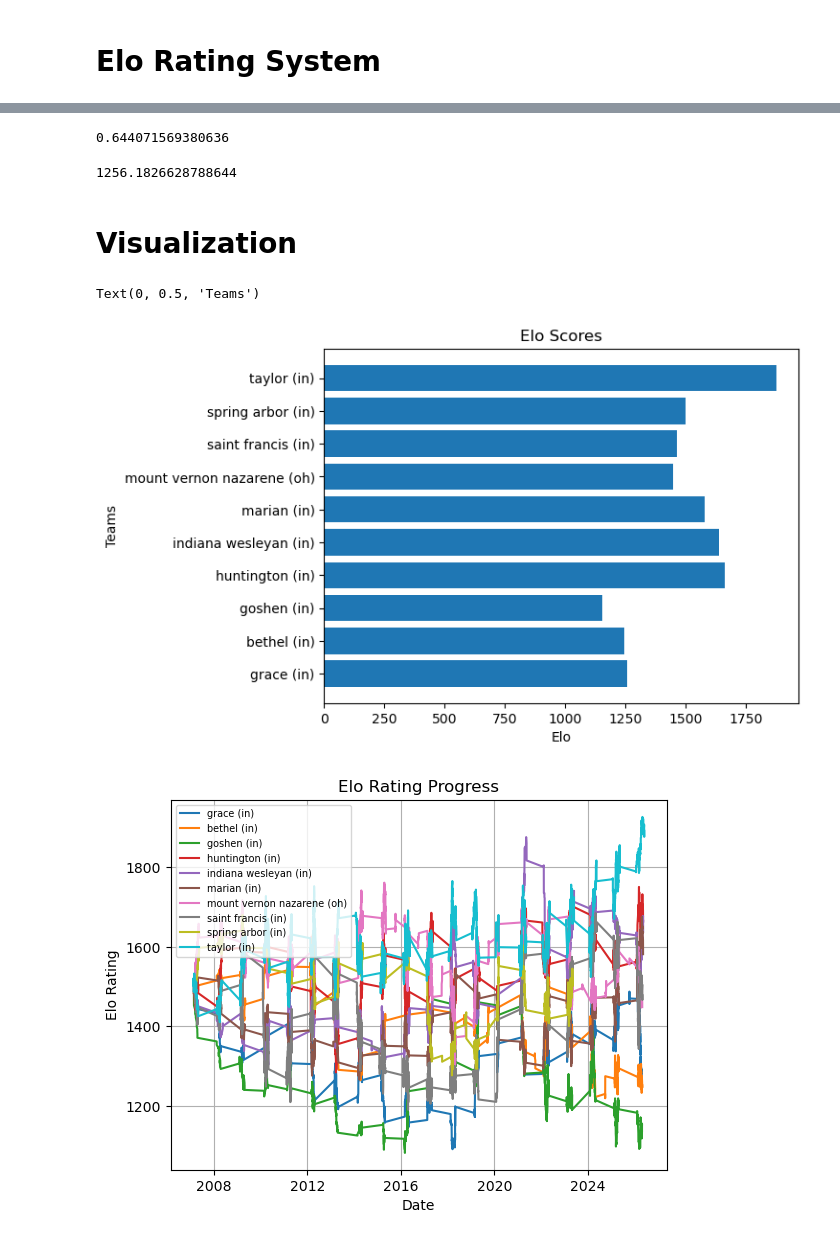
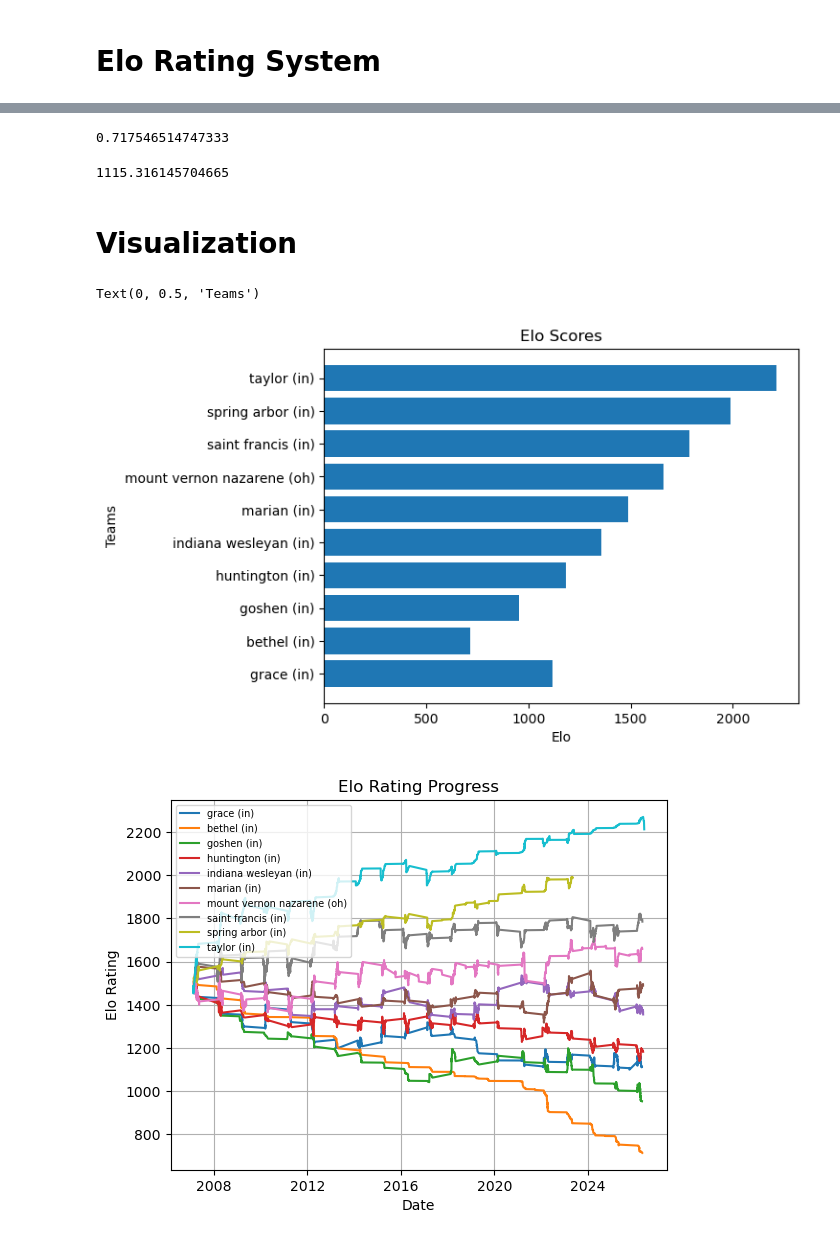
Before and after one commit to angelhb01/Crossroads-Baseball, a Jupyter notebook: Elo-Ratings/baseball_elo.ipynb, the cells around one changed output, grey strips where cells are left out. Drawn from its saved outputs; the diff is of its cells as text; code cells hidden in the pictures.

```diff
--- a/Elo-Ratings/baseball_elo.ipynb
+++ b/Elo-Ratings/baseball_elo.ipynb
@@ -22,8 +22,8 @@ df
 # %% [markdown]
 # Elo Rating System
 # %%
-allTeams = set(df.team1.tolist())
-allTeams.update(df.team2.tolist())
+allTeams = set(df.away.tolist())
+allTeams.update(df.home.tolist())
 eloLeague = Elo(k=20)
 # %%
 for team in allTeams:
@@ -38,18 +38,18 @@ df['elo2_post'] = 0.0
 
 for game in df.iterrows():
 
-    df.loc[game[0], 'elo1_pre'] = eloLeague.ratingDict[game[1].team1]
-    df.loc[game[0], 'elo2_pre'] = eloLeague.ratingDict[game[1].team2]
-    df.loc[game[0], 'elo_prob1'] = eloLeague.expectResult(eloLeague.ratingDict[game[1].team1], eloLeague.ratingDict[game[1].team2])
-    df.loc[game[0], 'elo_prob2'] = eloLeague.expectResult(eloLeague.ratingDict[game[1].team2], eloLeague.ratingDict[game[1].team1])
+    df.loc[game[0], 'elo1_pre'] = eloLeague.ratingDict[game[1].away]
+    df.loc[game[0], 'elo2_pre'] = eloLeague.ratingDict[game[1].home]
+    df.loc[game[0], 'elo_prob1'] = eloLeague.expectResult(eloLeague.ratingDict[game[1].away], eloLeague.ratingDict[game[1].home])
+    df.loc[game[0], 'elo_prob2'] = eloLeague.expectResult(eloLeague.ratingDict[game[1].home], eloLeague.ratingDict[game[1].away])
 
-    if game[1].score1 > game[1].score2:
-        eloLeague.gameOver(game[1].team1, game[1].team2, True)
+    if game[1].away > game[1].home:
+        eloLeague.gameOver(game[1].away, game[1].home, True)
     else:
-        eloLeague.gameOver(game[1].team2, game[1].team1, 0)
+        eloLeague.gameOver(game[1].home, game[1].away, 0)
 
-    df.loc[game[0], 'elo1_post'] = eloLeague.ratingDict[game[1].team1]
-    df.loc[game[0], 'elo2_post'] = eloLeague.ratingDict[game[1].team2]
+    df.loc[game[0], 'elo1_post'] = eloLeague.ratingDict[game[1].away]
+    df.loc[game[0], 'elo2_post'] = eloLeague.ratingDict[game[1].home]
 
 for team in eloLeague.ratingDict.keys():
     print(team, eloLeague.ratingDict[team])
@@ -90,11 +90,11 @@ df
 # %%
 eloLeague.expectResult(eloLeague.ratingDict['grace (in)'], eloLeague.ratingDict['goshen (in)'])
 # %% [output]
-0.644071569380636
+0.717546514747333
 # %%
 eloLeague.ratingDict['grace (in)']
 # %% [output]
-1256.1826628788644
+1115.316145704665
 # %%
 df.to_csv('../data/clean/baseball_games_elo.csv', index=False)
 # %% [markdown]
@@ -112,25 +112,25 @@ plt.xlabel('Elo')
 plt.ylabel('Teams')
 # %% [output]
 Text(0, 0.5, 'Teams')
-[figure, old version]
+[figure, new version]
 # %%
 df['date'] = pd.to_datetime(df['date'])
 
 #teams = ['grace (in)', 'goshen (in)']
 for team in teams:
-    team1_games = df[df['team1'] == team][['date', 'elo1_post']].rename(columns={'elo1_post': 'elo'})
+    team1_games = df[df['away'] == team][['date', 'elo1_post']].rename(columns={'elo1_post': 'elo'})
 
-    team2_games = df[df['team2'] == team][['date', 'elo2_post']].rename(columns={'elo2_post': 'elo'})
+    team2_games = df[df['home'] == team][['date', 'elo2_post']].rename(columns={'elo2_post': 'elo'})
 
     team_games = pd.concat([team1_games, team2_games]).sort_values('date')
 
     plt.plot(team_games['date'], team_games['elo'], label=team)
 
 plt.title('Elo Rating Progress')
 plt.xlabel('Date')
 plt.ylabel('Elo Rating')
 plt.legend(fontsize=7, loc='upper left')
 plt.grid(True)
 plt.show()
 # %% [output]
-[figure, old version]
+[figure, new version]
```
Also changed, not shown: parts of 3 cells of this notebook, 1 other file.
